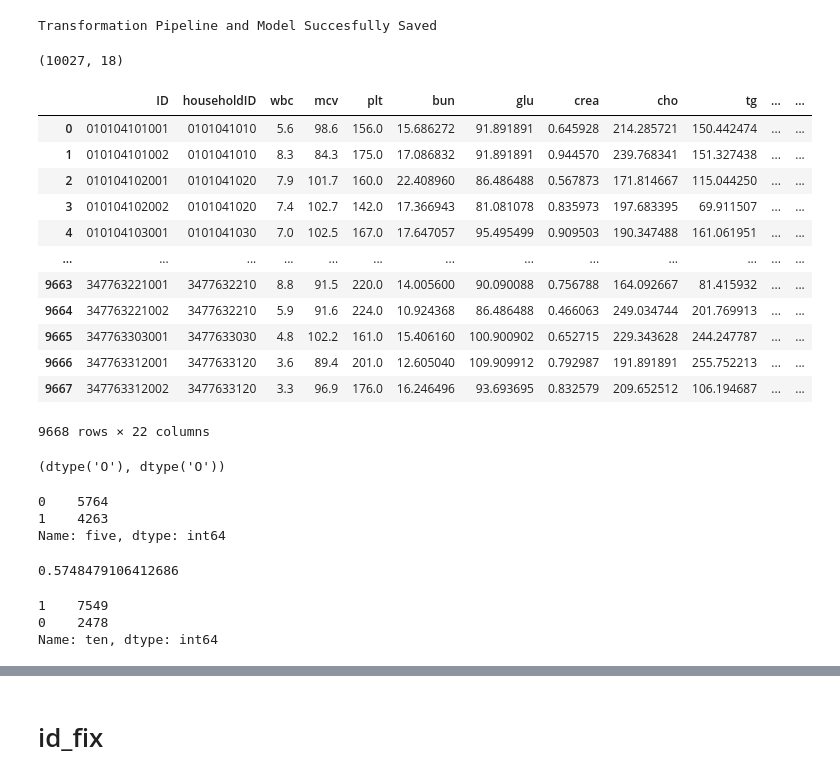
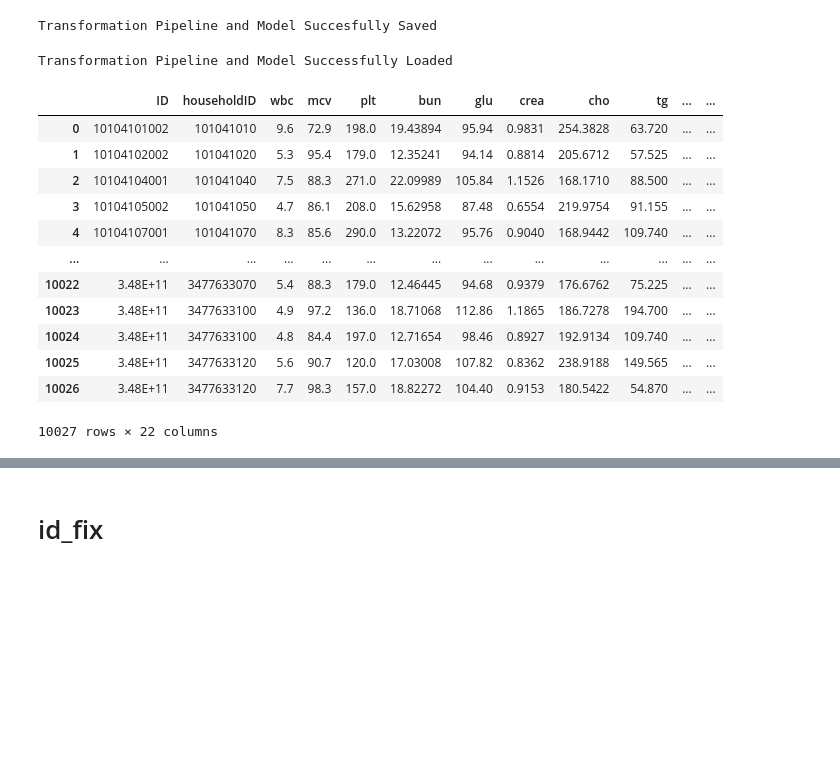
Before and after one commit to FoeinLove/DKU, a Jupyter notebook: Task(2020-10-13).ipynb, the cells around one changed output, grey strips where cells are left out. Saved outputs shown, nothing was run; the diff lists cells and outputs as text; code cells hidden in the pictures; blank space fills up the shorter version.

```diff
--- a/Task(2020-10-13).ipynb
+++ b/Task(2020-10-13).ipynb
@@ -454,0 +365,2 @@ best = compare_models()
+# %%
+cat_task2 = create_model('catboost')
@@ -457,63 +383,39 @@ best = compare_models()
 # %% [output]
 Transformation Pipeline and Model Succesfully Saved
-# %%
-df.shape
-# %% [output]
-(10027, 18)
 # %%
-#dd = pd.read_stata('2011ForPred.dta')
+model = load_model('Task_report&Predict_result/2011_task2_training_model')
+
 d3 = pd.read_stata('2015.dta')
 
 d3 = d3[(d3.age >= 40) &(d3.age <= 85)]
 
 d4 = d3[feature+['age']]
 df_2015_numeric = d4.dropna(subset=['age'])
 
-pred = predict_model(best,data=df_2015_numeric)
+pred = predict_model(cat_task2,data=df)
 
 pred['res']= pred['Label']-pred['age']
 #pred['one'] = pred.res.apply(lambda x: 1 if abs(x) <=1 else 0)
 #pred['two'] = pred.res.apply(lambda x: 1 if abs(x) <=2 else 0)
 #pred['three'] = pred.res.apply(lambda x: 1 if abs(x) <=3 else 0)
 #pred['four'] = pred.res.apply(lambda x: 1 if abs(x) <=4 else 0)
 pred['five'] = pred.res.apply(lambda x: 1 if abs(x) <=5 else 0)
 pred['ten'] = pred.res.apply(lambda x: 1 if abs(x) <=10 else 0)
 
 pred = pred.reset_index(drop=True)
-#pred.to_stata('2011Pred_result.dta',write_index=False)
+pred
+# %% [output]
+Transformation Pipeline and Model Successfully Loaded
+|  | ID | householdID | wbc | mcv | plt | bun | glu | crea | cho | tg | ... | ... |
+| 0 | 10104101002 | 101041010 | 9.6 | 72.9 | 198.0 | 19.43894 | 95.94 | 0.9831 | 254.3828 | 63.720 | ... | ... |
+| 1 | 10104102002 | 101041020 | 5.3 | 95.4 | 179.0 | 12.35241 | 94.14 | 0.8814 | 205.6712 | 57.525 | ... | ... |
+| 2 | 10104104001 | 101041040 | 7.5 | 88.3 | 271.0 | 22.09989 | 105.84 | 1.1526 | 168.1710 | 88.500 | ... | ... |
+| 3 | 10104105002 | 101041050 | 4.7 | 86.1 | 208.0 | 15.62958 | 87.48 | 0.6554 | 219.9754 | 91.155 | ... | ... |
+| 4 | 10104107001 | 101041070 | 8.3 | 85.6 | 290.0 | 13.22072 | 95.76 | 0.9040 | 168.9442 | 109.740 | ... | ... |
+| ... | ... | ... | ... | ... | ... | ... | ... | ... | ... | ... | ... | ... |
+| 10022 | 3.48E+11 | 3477633070 | 5.4 | 88.3 | 179.0 | 12.46445 | 94.68 | 0.9379 | 176.6762 | 75.225 | ... | ... |
+| 10023 | 3.48E+11 | 3477633100 | 4.9 | 97.2 | 136.0 | 18.71068 | 112.86 | 1.1865 | 186.7278 | 194.700 | ... | ... |
+| 10024 | 3.48E+11 | 3477633100 | 4.8 | 84.4 | 197.0 | 12.71654 | 98.46 | 0.8927 | 192.9134 | 109.740 | ... | ... |
+| 10025 | 3.48E+11 | 3477633120 | 5.6 | 90.7 | 120.0 | 17.03008 | 107.82 | 0.8362 | 238.9188 | 149.565 | ... | ... |
+| 10026 | 3.48E+11 | 3477633120 | 7.7 | 98.3 | 157.0 | 18.82272 | 104.40 | 0.9153 | 180.5422 | 54.870 | ... | ... |
+10027 rows × 22 columns
-# %%
-pred
-# %% [output]
-|  | ID | householdID | wbc | mcv | plt | bun | glu | crea | cho | tg | ... | ... |
-| 0 | 010104101001 | 0101041010 | 5.6 | 98.6 | 156.0 | 15.686272 | 91.891891 | 0.645928 | 214.285721 | 150.442474 | ... | ... |
-| 1 | 010104101002 | 0101041010 | 8.3 | 84.3 | 175.0 | 17.086832 | 91.891891 | 0.944570 | 239.768341 | 151.327438 | ... | ... |
-| 2 | 010104102001 | 0101041020 | 7.9 | 101.7 | 160.0 | 22.408960 | 86.486488 | 0.567873 | 171.814667 | 115.044250 | ... | ... |
-| 3 | 010104102002 | 0101041020 | 7.4 | 102.7 | 142.0 | 17.366943 | 81.081078 | 0.835973 | 197.683395 | 69.911507 | ... | ... |
-| 4 | 010104103001 | 0101041030 | 7.0 | 102.5 | 167.0 | 17.647057 | 95.495499 | 0.909503 | 190.347488 | 161.061951 | ... | ... |
-| ... | ... | ... | ... | ... | ... | ... | ... | ... | ... | ... | ... | ... |
-| 9663 | 347763221001 | 3477632210 | 8.8 | 91.5 | 220.0 | 14.005600 | 90.090088 | 0.756788 | 164.092667 | 81.415932 | ... | ... |
-| 9664 | 347763221002 | 3477632210 | 5.9 | 91.6 | 224.0 | 10.924368 | 86.486488 | 0.466063 | 249.034744 | 201.769913 | ... | ... |
-| 9665 | 347763303001 | 3477633030 | 4.8 | 102.2 | 161.0 | 15.406160 | 100.900902 | 0.652715 | 229.343628 | 244.247787 | ... | ... |
-| 9666 | 347763312001 | 3477633120 | 3.6 | 89.4 | 201.0 | 12.605040 | 109.909912 | 0.792987 | 191.891891 | 255.752213 | ... | ... |
-| 9667 | 347763312002 | 3477633120 | 3.3 | 96.9 | 176.0 | 16.246496 | 93.693695 | 0.832579 | 209.652512 | 106.194687 | ... | ... |
-9668 rows × 22 columns
-# %%
-pred.ID.dtype,pred.householdID.dtype
-# %% [output]
-(dtype('O'), dtype('O'))
-# %%
-pred.five.value_counts()
-# %% [output]
-0    5764
-1    4263
-Name: five, dtype: int64
-# %%
-5764/10027
-# %% [output]
-0.5748479106412686
-# %%
-pred.ten.value_counts()
-# %% [output]
-1    7549
-0    2478
-Name: ten, dtype: int64
```
Also changed, not shown: parts of 44 cells of this notebook, 8 other files.
